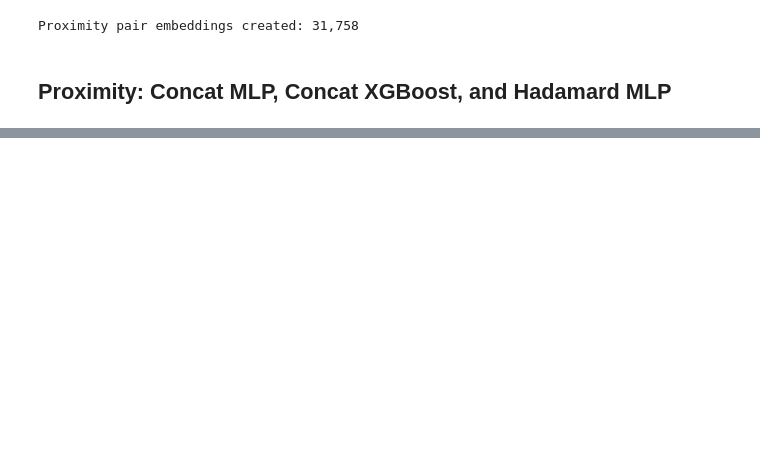
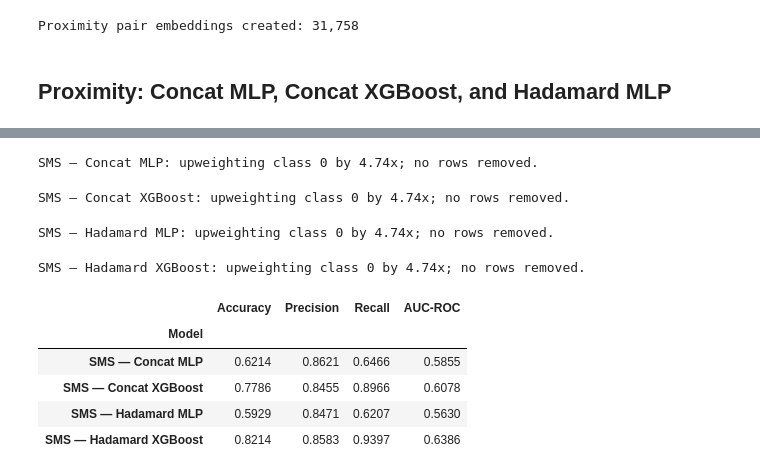
Before and after one commit to ucd-cosmos-data/26-the-deep-learners-analysis, a Jupyter notebook: FinalProject/notebooks/nn.ipynb, the cells around one changed output, grey strips where cells are left out. Drawn from its saved outputs; the diff is of its cells as text; code cells hidden in the pictures; blank space fills up the shorter version.

```diff
--- a/FinalProject/notebooks/nn.ipynb
+++ b/FinalProject/notebooks/nn.ipynb
@@ -119,7 +248,7 @@ SMS graph nodes: 568
 SMS graph relationships: 697
 Total texts stored on edges: 24,333.0
 # %%
-node2vec = Node2Vec(
+sms_node2vec = Node2Vec(
     G_sms,
     dimensions=128,
     walk_length=30,
@@ -132,14 +261,14 @@ node2vec = Node2Vec(
 
 )  # tune p and q
 
-node2vec_model = node2vec.fit(window=10, min_count=1)
+sms_node2vec_model = sms_node2vec.fit(window=10, min_count=1)
 
 
 concat_pairs = []
 product_pairs = []  # hadamard product, element-wise interaction
 for user_a, user_b in edges:
-    u = node2vec_model.wv[str(user_a)]
-    v = node2vec_model.wv[str(user_b)]
+    u = sms_node2vec_model.wv[str(user_a)]
+    v = sms_node2vec_model.wv[str(user_b)]
     label = int((user_a, user_b) in friends_set)
 
     concat_pairs.append([np.concatenate([u, v]), label])
@@ -1009,0 +1418,34 @@ compare_performances_viz(proximity_model_comparison)
+# %%
+sms_concat_mlp_fresh, sms_concat_mlp_metrics, sms_concat_history_fresh = run_pair_mlp(
+    concat_pairs, 'SMS — Concat MLP'
+)
+sms_concat_xgb_fresh, sms_concat_xgb_metrics = run_pair_xgboost(
+    concat_pairs, 'SMS — Concat XGBoost'
+)
+sms_product_mlp_fresh, sms_product_mlp_metrics, sms_product_history_fresh = run_pair_mlp(
+    product_pairs, 'SMS — Hadamard MLP'
+)
+sms_product_xgb_fresh, sms_product_xgb_metrics = run_pair_xgboost(
+    product_pairs, 'SMS — Hadamard XGBoost'
+)
+
+sms_model_comparison = pd.DataFrame(
+    [
+        sms_concat_mlp_metrics,
+        sms_concat_xgb_metrics,
+        sms_product_mlp_metrics,
+        sms_product_xgb_metrics,
+    ]
+).set_index('Model')
+display(sms_model_comparison.round(4))
+# %% [output]
+SMS — Concat MLP: upweighting class 0 by 4.74x; no rows removed.
+SMS — Concat XGBoost: upweighting class 0 by 4.74x; no rows removed.
+SMS — Hadamard MLP: upweighting class 0 by 4.74x; no rows removed.
+SMS — Hadamard XGBoost: upweighting class 0 by 4.74x; no rows removed.
+|  | Accuracy | Precision | Recall | AUC-ROC |
+| Model |  |  |  |  |
+| SMS — Concat MLP | 0.6214 | 0.8621 | 0.6466 | 0.5855 |
+| SMS — Concat XGBoost | 0.7786 | 0.8455 | 0.8966 | 0.6078 |
+| SMS — Hadamard MLP | 0.5929 | 0.8471 | 0.6207 | 0.5630 |
+| SMS — Hadamard XGBoost | 0.8214 | 0.8583 | 0.9397 | 0.6386 |
```
Also changed, not shown: parts of 25 cells of this notebook.
